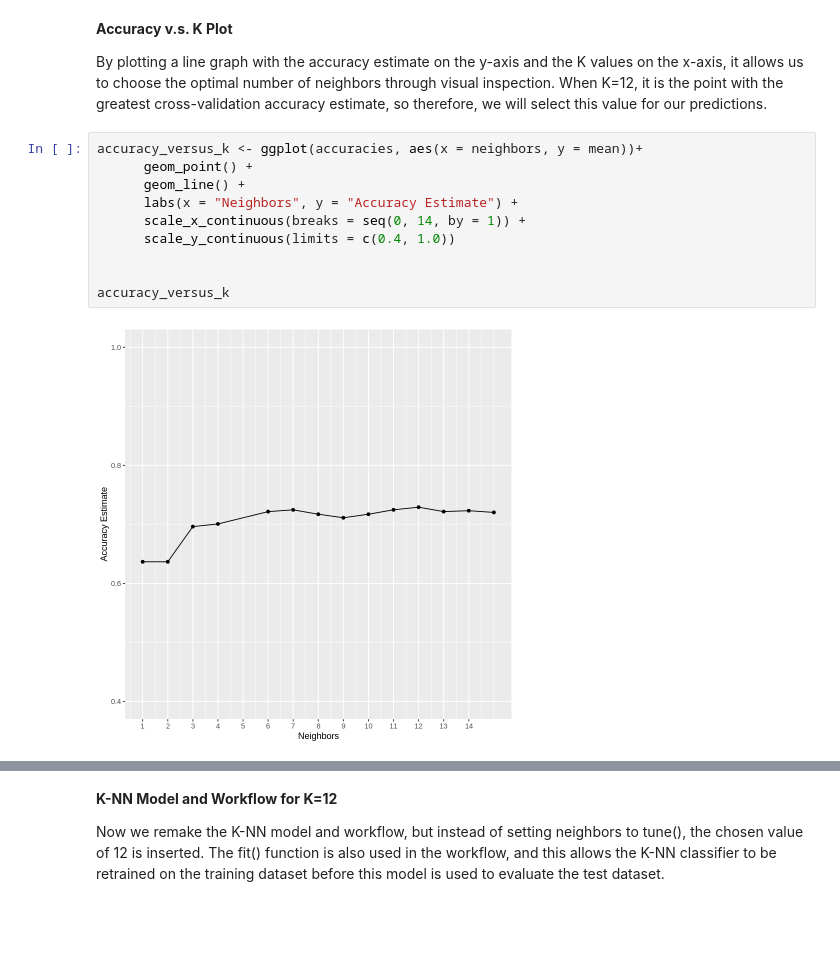
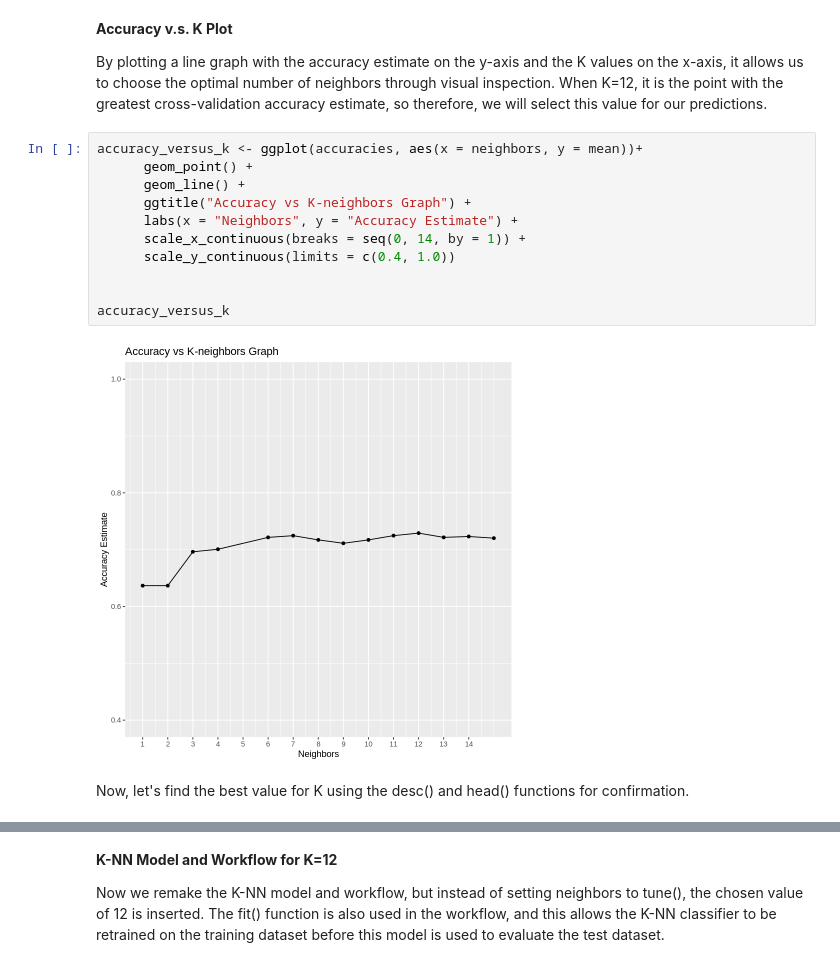
Before and after one commit to NikoSresh/dsci-100-2024-group-32, a Jupyter notebook: exploring_date_fruit_data.ipynb, the cells around one changed output, grey strips where cells are left out. Saved outputs shown, nothing was run; the diff lists cells and outputs as text; blank space fills up the shorter version.

```diff
--- a/exploring_date_fruit_data.ipynb
+++ b/exploring_date_fruit_data.ipynb
@@ -250,12 +250,15 @@ By plotting a line graph with the accuracy estimate on the y-axis and the K valu
 # %%
 accuracy_versus_k <- ggplot(accuracies, aes(x = neighbors, y = mean))+
       geom_point() +
       geom_line() +
+      ggtitle("Accuracy vs K-neighbors Graph") +
       labs(x = "Neighbors", y = "Accuracy Estimate") +
       scale_x_continuous(breaks = seq(0, 14, by = 1)) +
       scale_y_continuous(limits = c(0.4, 1.0))
 
 
 accuracy_versus_k
 # %% [output]
-[figure, old version]
+[figure, new version]
+# %% [markdown]
+Now, let's find the best value for K using the desc() and head() functions for confirmation.
```
Also changed, not shown: parts of 4 cells of this notebook.
